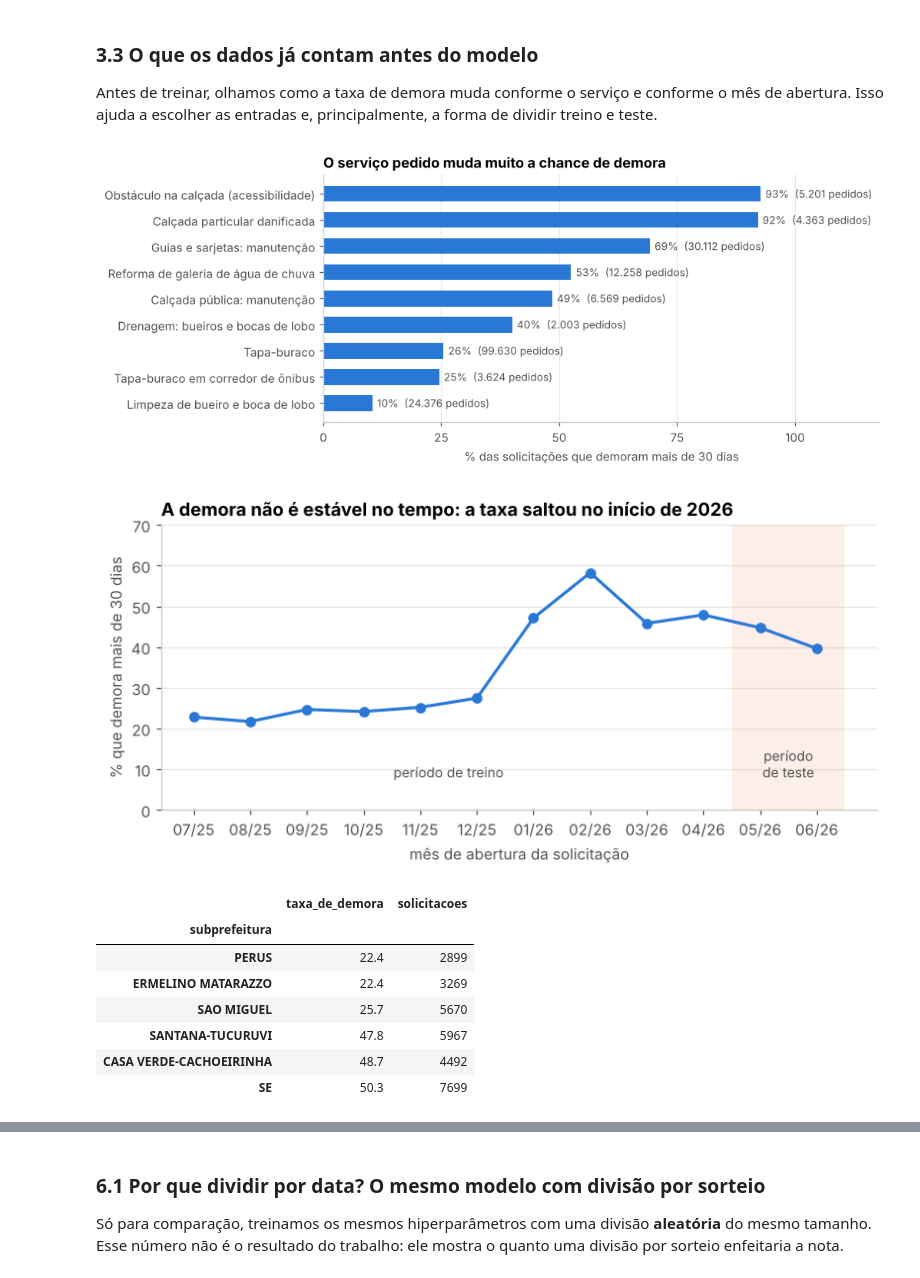
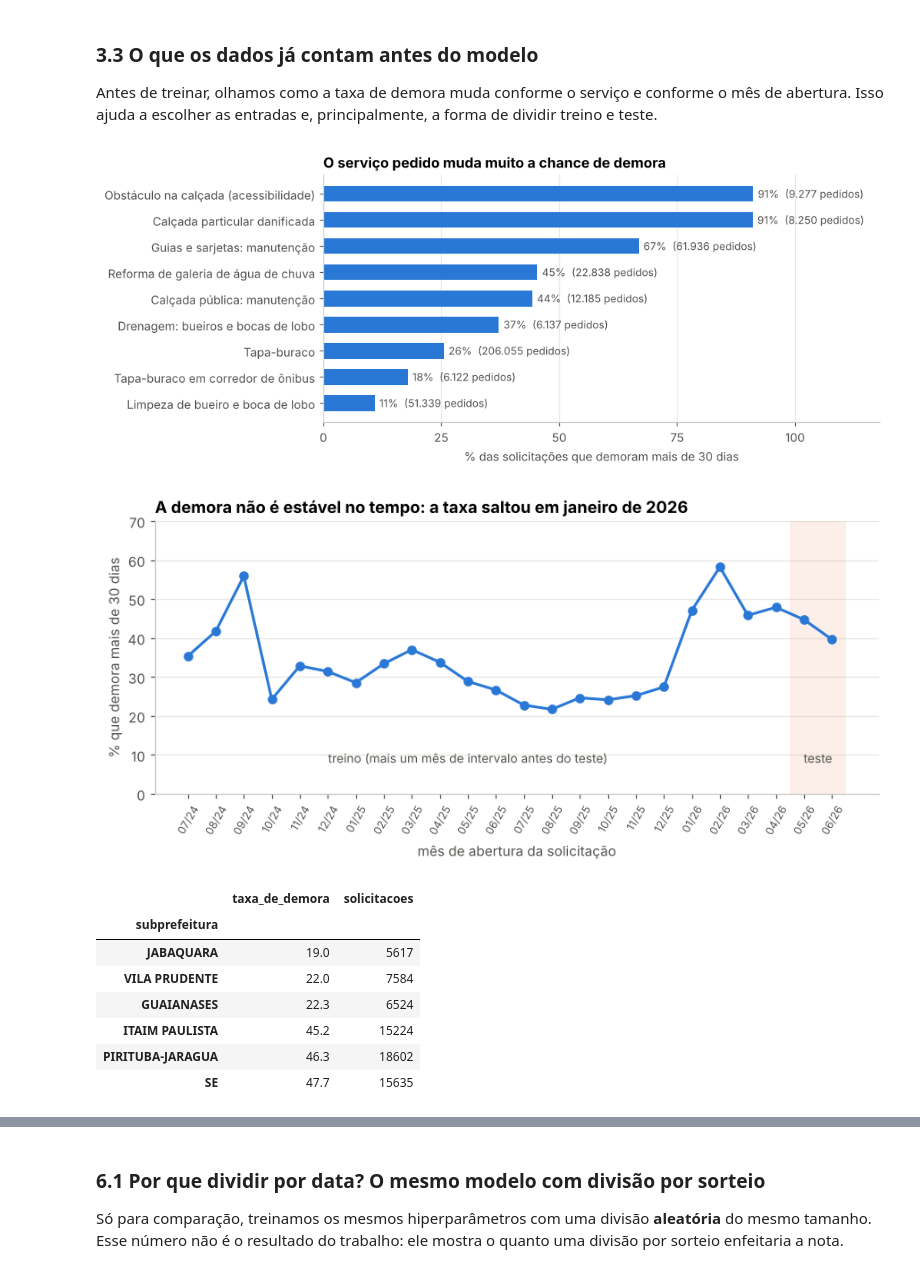
Before and after one commit to MAJE-Dev/SmartRoad-Preditiva, a Jupyter notebook: ml/smartroad_preditiva.ipynb, the cells around one changed output, grey strips where cells are left out. Saved outputs shown, nothing was run; the diff lists cells and outputs as text; code cells hidden in the pictures.

```diff
--- a/ml/smartroad_preditiva.ipynb
+++ b/ml/smartroad_preditiva.ipynb
@@ -70,8 +70,8 @@ Os quatro arquivos originais somam cerca de 430 MB e 2 milhões de solicitaçõe
 | Iluminação | *não existe serviço de iluminação pública nos arquivos do SP156 deste período, então fica fora do modelo* |
 # %%
 # Leitura do recorte. Fora do repositório (ex.: Google Colab), lê o mesmo arquivo direto do GitHub.
-ARQUIVO = Path("dados/sp156_zeladoria_jul2025_jun2026.csv.gz")
-URL = "https://raw.githubusercontent.com/MAJE-Dev/SmartRoad-Preditiva/main/ml/dados/sp156_zeladoria_jul2025_jun2026.csv.gz"
+ARQUIVO = Path("dados/sp156_zeladoria_jul2024_jun2026.csv.gz")
+URL = "https://raw.githubusercontent.com/MAJE-Dev/SmartRoad-Preditiva/main/ml/dados/sp156_zeladoria_jul2024_jun2026.csv.gz"
 
 bruto = pd.read_csv(ARQUIVO if ARQUIVO.exists() else URL, dtype=str)
 
@@ -160,7 +160,7 @@ dados["subprefeitura"] = dados["subprefeitura"].replace({
     "PERUS-ANHANGUERA": "PERUS",
 })
 NAO_E_REGIAO = ["Superintendencia das Usinas de Asfalto", "Prefeitura Regional nao encontrada",
-                "Departamento de Aguas e Energia Eletrica", "Secretaria Municipal do Verde e do Meio Ambiente"]
+                "Departamento de Aguas e Energia Eletrica", "Departamento de Estradas de Rodagem", "Secretaria Municipal do Verde e do Meio Ambiente"]
 dados["subprefeitura"] = dados["subprefeitura"].replace(NAO_E_REGIAO, "NAO IDENTIFICADA").fillna("NAO IDENTIFICADA")
 
 dados = dados.sort_values("data_abertura").reset_index(drop=True)
@@ -261,26 +261,27 @@ ax.grid(axis="y", visible=False)
 fig.savefig(PASTA_FIGURAS / "02_demora_por_servico.png")
 plt.show()
 # %% [output]
-[figure, old version]
+[figure, new version]
 # %%
 # Taxa de demora por mês de abertura
 por_mes = dados.groupby(dados["data_abertura"].dt.to_period("M"))["demora"].mean() * 100
 rotulos = [f"{p.month:02d}/{str(p.year)[2:]}" for p in por_mes.index]
 
-fig, ax = plt.subplots(figsize=(8.5, 3.4))
+fig, ax = plt.subplots(figsize=(9.5, 3.6))
 ax.plot(rotulos, por_mes.values, color=AZUL, marker="o", markersize=6)
-ax.axvspan(9.5, 11.5, color=LARANJA, alpha=0.10, linewidth=0)
-ax.text(10.5, 8, "período\nde teste", ha="center", color=TEXTO, fontsize=9)
-ax.text(4.5, 8, "período de treino", ha="center", color=TEXTO, fontsize=9)
+ax.axvspan(21.5, 23.5, color=LARANJA, alpha=0.10, linewidth=0)
+ax.text(22.5, 8, "teste", ha="center", color=TEXTO, fontsize=9)
+ax.text(10, 8, "treino (mais um mês de intervalo antes do teste)", ha="center", color=TEXTO, fontsize=9)
+ax.tick_params(axis="x", labelrotation=60, labelsize=8)
 ax.set_ylim(0, 70)
-ax.set_title("A demora não é estável no tempo: a taxa saltou no início de 2026")
+ax.set_title("A demora não é estável no tempo: a taxa saltou em janeiro de 2026")
 ax.set_xlabel("mês de abertura da solicitação")
 ax.set_ylabel("% que demora mais de 30 dias")
 ax.grid(axis="x", visible=False)
 fig.savefig(PASTA_FIGURAS / "03_demora_por_mes.png")
 plt.show()
 # %% [output]
-[figure, old version]
+[figure, new version]
 # %%
 # E a região? As 3 subprefeituras com menor e as 3 com maior taxa de demora
 por_regiao = dados[dados["subprefeitura"] != "NAO IDENTIFICADA"].groupby("subprefeitura")["demora"].agg(
@@ -290,12 +291,12 @@ pd.concat([por_regiao.head(3), por_regiao.tail(3)])
 # %% [output]
 |  | taxa_de_demora | solicitacoes |
 | subprefeitura |  |  |
-| PERUS | 22.4 | 2899 |
-| ERMELINO MATARAZZO | 22.4 | 3269 |
-| SAO MIGUEL | 25.7 | 5670 |
-| SANTANA-TUCURUVI | 47.8 | 5967 |
-| CASA VERDE-CACHOEIRINHA | 48.7 | 4492 |
-| SE | 50.3 | 7699 |
+| JABAQUARA | 19.0 | 5617 |
+| VILA PRUDENTE | 22.0 | 7584 |
+| GUAIANASES | 22.3 | 6524 |
+| ITAIM PAULISTA | 45.2 | 15224 |
+| PIRITUBA-JARAGUA | 46.3 | 18602 |
+| SE | 47.7 | 15635 |
 # %% [markdown]
 **Leitura dos gráficos**
 
```
Also changed, not shown: parts of 41 cells of this notebook, 17 other files.
